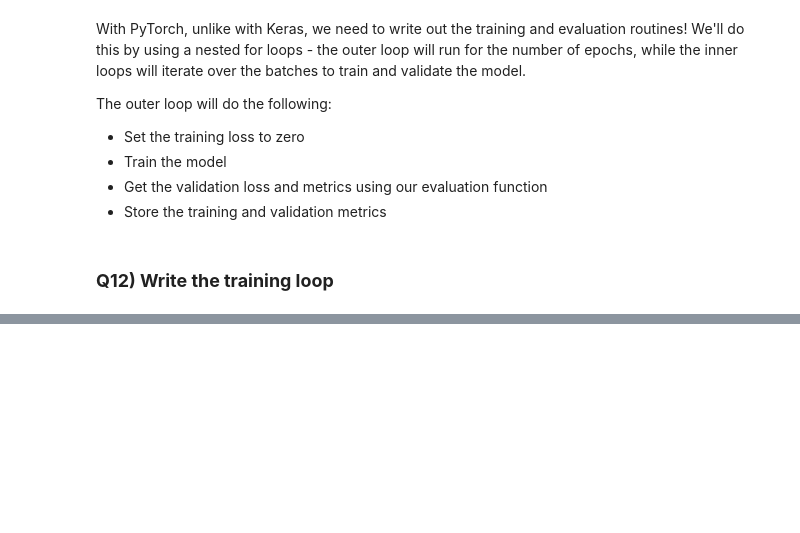
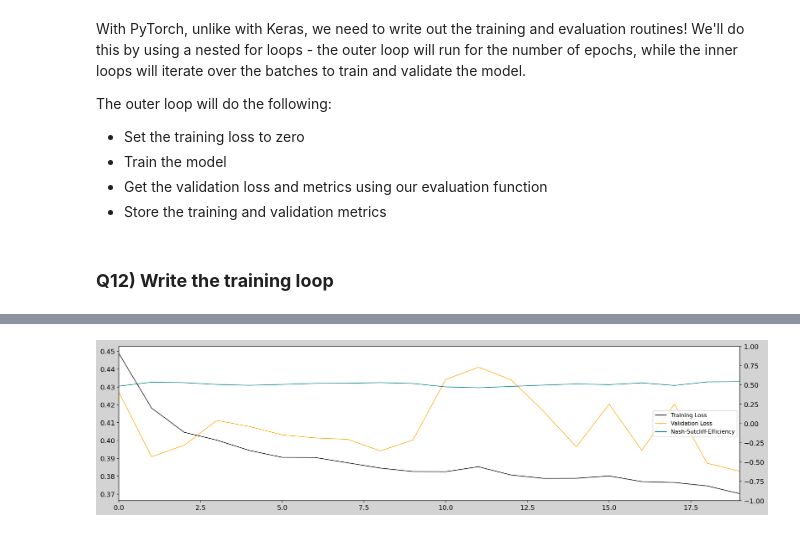
Before and after one commit to 17kaMIKAze08/machinelearning_UNIL, a Jupyter notebook: Labs/S6_2_LSTM.ipynb, the cells around one changed output, grey strips where cells are left out. Cells and saved outputs as stored; diff of their text form; code cells hidden in the pictures; blank space fills up the shorter version.

```diff
--- a/Labs/S6_2_LSTM.ipynb
+++ b/Labs/S6_2_LSTM.ipynb
@@ -707,18 +707,18 @@ We're almost ready to train our model. Before we move on to the training routine
 # %% [markdown]
 ### **Q11) Define the model evaluation function**
 # %%
-def eval_model(_______, # the model to be evaluated
-               _______, # the dataloader for the dataset used for the evaluation
-               _______, # the main loss function to be used
-               _______): # the function to be used as a performance metric
+def eval_model(model, # the model to be evaluated
+               val_loader, # the dataloader for the dataset used for the evaluation
+               loss_func, # the main loss function to be used
+               calc_nse): # the function to be used as a performance metric
     # Tell pytorch that we don't need to keep track of the gradients
     # After all, gradients are only used during training.
 
-    with torch._______():
+    with torch.no_grad():
 
         #Zero the loss and the metric
-        _______ = 0
-        _______ = 0
+        loss = 0
+        metric = 0
 
         # We'll start by calculating the mean of the whole dataset
         # This will be used in the NSE coefficient calculation
@@ -729,39 +729,39 @@ def eval_model(_______, # the model to be evaluated
         label_size = 0
 
         # Iterate through the features and labels in the dataloader
-        for _______, _______ in _______:
+        for features, labels in val_loader:
             # add the sum of the labels to the global sum
-            global_sum += _______._______()
+            global_sum += labels.sum()
 
             # Keep track of how many labels we've seen
-            label_size += len(_______)
+            label_size += len(labels)
 
         # Calculate the mean of the observations using the information gathered
-        global_mean = _______/_______
+        global_mean = global_sum/label_size
 
         # Iterate through the features and labels in the dataloader, this time
         # for evaluating the model
-        for _______, _______ in _______:
+        for features, labels in val_loader:
             # get predictions from the model using the features in the batch
-            _______ = _______(_______)
+            prediction = model(features)
 
             # calculate the batch loss
-            batch_loss = _______(_______, _______)
+            batch_loss = loss_func(prediction, labels)
 
             #calculate the batch metric
-            batch_metric = _______(_______, _______, _______)
+            batch_metric = calc_nse(prediction, labels, global_mean)
 
             # Keep track of the loss and metric. Remember to convert them from
             # pytorch tensors to scalars
-            loss += _______._______()
-            metric += _______._______()
+            loss += batch_loss.item()
+            metric += batch_metric.item()
 
         # Calculate the number of batches in the dataloader
-        num_batches = len(_______)
+        num_batches = len(val_loader)
 
         # Calculate the mean loss
-        loss = loss/_______
-        metric = metric/_______
+        loss = loss/num_batches
+        metric = metric/num_batches
 
         return (loss, metric)
 # %% [markdown]
@@ -851,34 +853,36 @@ model = torch.load( './best_model.pt')
 with torch.no_grad():
     fig, ax = plt.subplots(figsize = (20,5), dpi=150)
 
     # Plot the training losses
     ax.plot(train_losses,
             c='black',
             linewidth=1,
             label='Training Loss')
 
     # Plot the validation losses
     ax.plot(val_losses,
             c='orange',
             linewidth=1,
             label='Validation Loss')
 
     # Empty NSE plot, used for easy legend generation
     ax.plot([],
             color='teal',
             label='Nash-Sutcliff-Efficiency')
 
     # Copy
     metric_ax = ax.twinx()
-    metric_ax.plot(val_NSEs,
+    metric_ax.plot(val_metrics,
             c='teal',
             linewidth=1,
             label='Nash-Sutcliff-Efficiency')
     metric_ax.set_ylim([-1,1])
     metric_ax.set_yticks(np.arange(-1,1.01,0.25))
     ax.autoscale(enable=True, axis='x', tight=True)
     ax.legend(loc='center right')
     fig.set_facecolor('lightgrey')
+# %% [output]
+[figure, added]
 # %% [markdown]
 If you did everything the exact same way we did during development of the notebook (i.e., you chose the same hyperparameters as us) you should$^*$ get a set of training curves that look just like the ones below:
 <center><img src='https://unils-my.sharepoint.com/:i:/g/personal/tom_beucler_unil_ch/EV_Tbnodg1VEkMbDkk8eRYgBE0KAl9KgnIYLKxLtb0lTog?download=1' width=100%>
```
Also changed, not shown: parts of 2 cells of this notebook.
